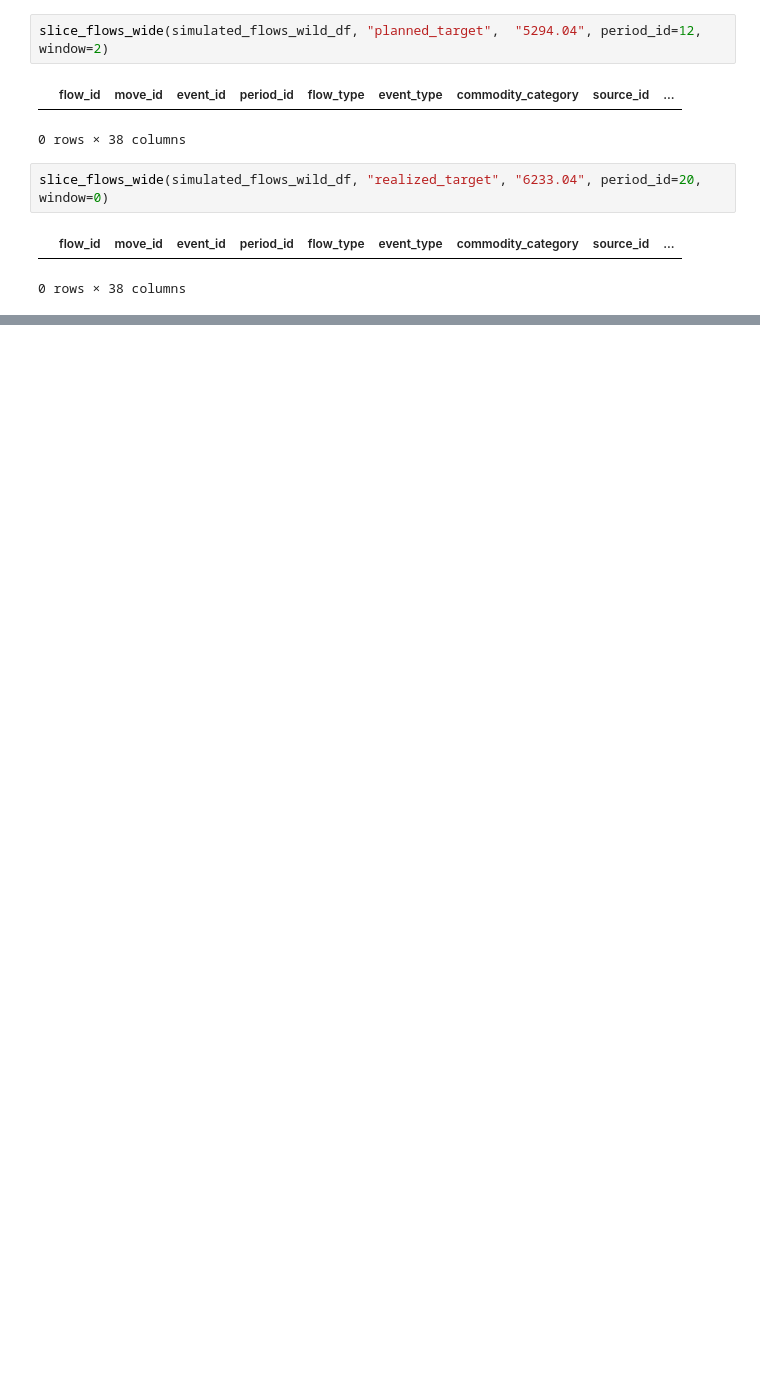
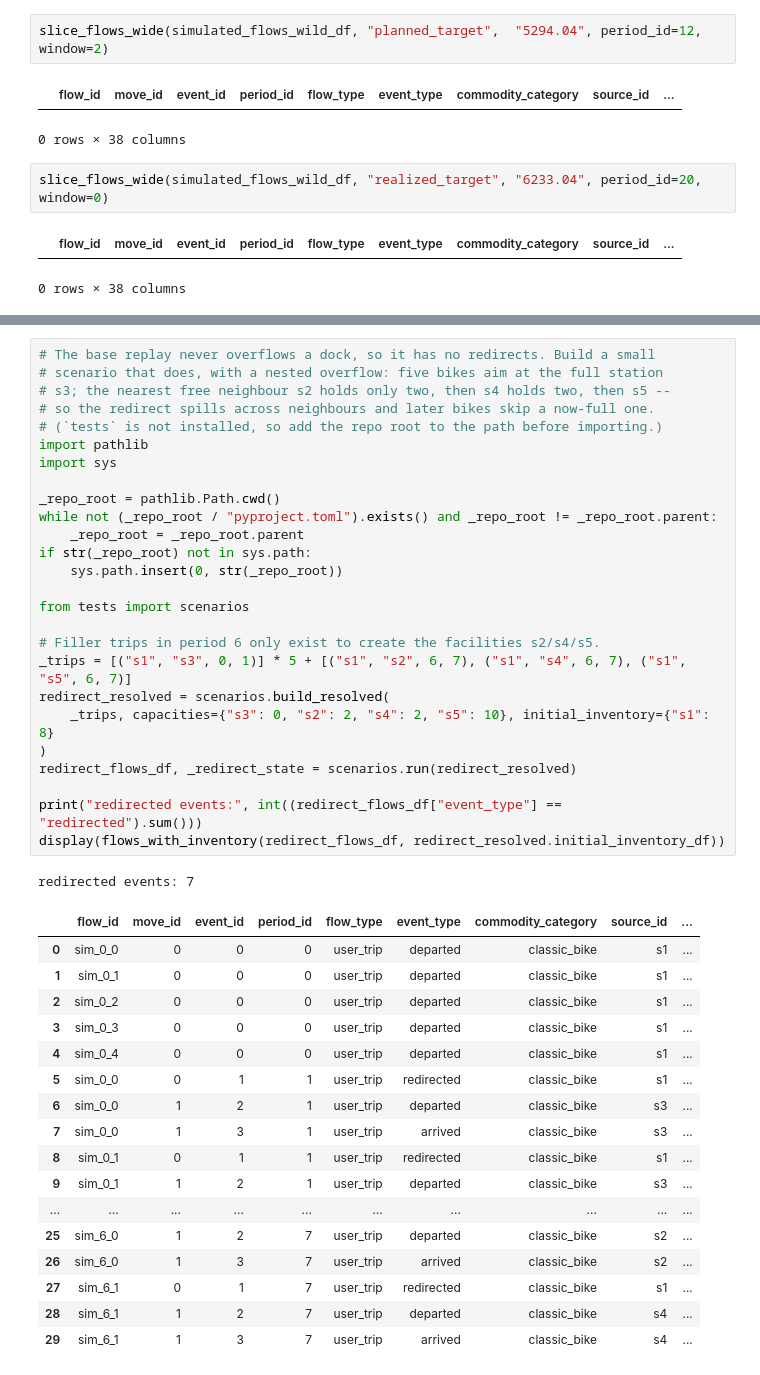
Before and after one commit to vlzm/GFDRR, a Jupyter notebook: notebooks/test_pipeline.ipynb, the cells around one changed output, grey strips where cells are left out. Drawn from its saved outputs; the diff is of its cells as text; blank space fills up the shorter version.

```diff
--- a/notebooks/test_pipeline.ipynb
+++ b/notebooks/test_pipeline.ipynb
@@ -129,0 +219,45 @@ slice_flows_wide(simulated_flows_wild_df, "realized_target", "6233.04", period_i
+# %%
+# The base replay never overflows a dock, so it has no redirects. Build a small
+# scenario that does, with a nested overflow: five bikes aim at the full station
+# s3; the nearest free neighbour s2 holds only two, then s4 holds two, then s5 --
+# so the redirect spills across neighbours and later bikes skip a now-full one.
+# (`tests` is not installed, so add the repo root to the path before importing.)
+import pathlib
+import sys
+
+_repo_root = pathlib.Path.cwd()
+while not (_repo_root / "pyproject.toml").exists() and _repo_root != _repo_root.parent:
+    _repo_root = _repo_root.parent
+if str(_repo_root) not in sys.path:
+    sys.path.insert(0, str(_repo_root))
+
+from tests import scenarios
+
+# Filler trips in period 6 only exist to create the facilities s2/s4/s5.
+_trips = [("s1", "s3", 0, 1)] * 5 + [("s1", "s2", 6, 7), ("s1", "s4", 6, 7), ("s1", "s5", 6, 7)]
+redirect_resolved = scenarios.build_resolved(
+    _trips, capacities={"s3": 0, "s2": 2, "s4": 2, "s5": 10}, initial_inventory={"s1": 8}
+)
+redirect_flows_df, _redirect_state = scenarios.run(redirect_resolved)
+
+print("redirected events:", int((redirect_flows_df["event_type"] == "redirected").sum()))
+display(flows_with_inventory(redirect_flows_df, redirect_resolved.initial_inventory_df))
+# %% [output]
+redirected events: 7
+|  | flow_id | move_id | event_id | period_id | flow_type | event_type | commodity_category | source_id | ... |
+| 0 | sim_0_0 | 0 | 0 | 0 | user_trip | departed | classic_bike | s1 | ... |
+| 1 | sim_0_1 | 0 | 0 | 0 | user_trip | departed | classic_bike | s1 | ... |
+| 2 | sim_0_2 | 0 | 0 | 0 | user_trip | departed | classic_bike | s1 | ... |
+| 3 | sim_0_3 | 0 | 0 | 0 | user_trip | departed | classic_bike | s1 | ... |
+| 4 | sim_0_4 | 0 | 0 | 0 | user_trip | departed | classic_bike | s1 | ... |
+| 5 | sim_0_0 | 0 | 1 | 1 | user_trip | redirected | classic_bike | s1 | ... |
+| 6 | sim_0_0 | 1 | 2 | 1 | user_trip | departed | classic_bike | s3 | ... |
+| 7 | sim_0_0 | 1 | 3 | 1 | user_trip | arrived | classic_bike | s3 | ... |
+| 8 | sim_0_1 | 0 | 1 | 1 | user_trip | redirected | classic_bike | s1 | ... |
+| 9 | sim_0_1 | 1 | 2 | 1 | user_trip | departed | classic_bike | s3 | ... |
+| ... | ... | ... | ... | ... | ... | ... | ... | ... | ... |
+| 25 | sim_6_0 | 1 | 2 | 7 | user_trip | departed | classic_bike | s2 | ... |
+| 26 | sim_6_0 | 1 | 3 | 7 | user_trip | arrived | classic_bike | s2 | ... |
+| 27 | sim_6_1 | 0 | 1 | 7 | user_trip | redirected | classic_bike | s1 | ... |
+| 28 | sim_6_1 | 1 | 2 | 7 | user_trip | departed | classic_bike | s4 | ... |
+| 29 | sim_6_1 | 1 | 3 | 7 | user_trip | arrived | classic_bike | s4 | ... |
```
Also changed, not shown: parts of 5 cells of this notebook, 20 other files.
